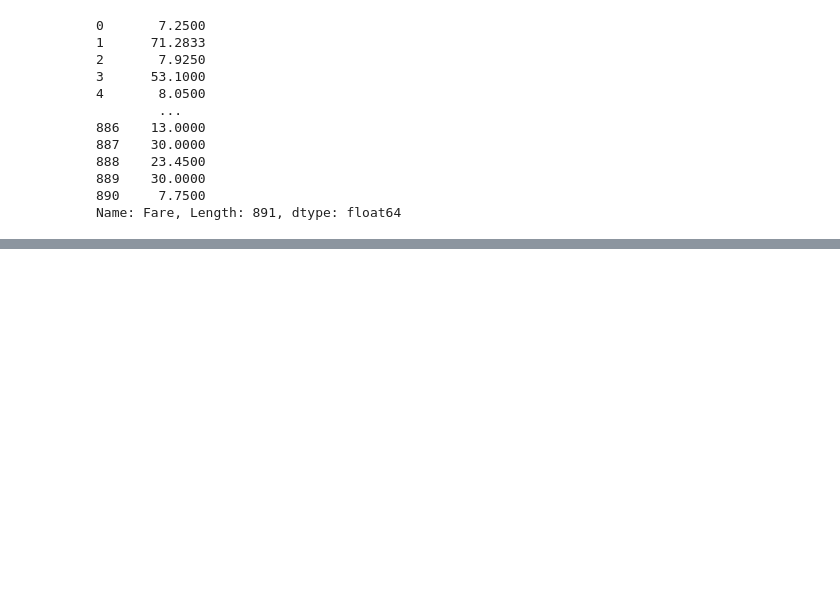
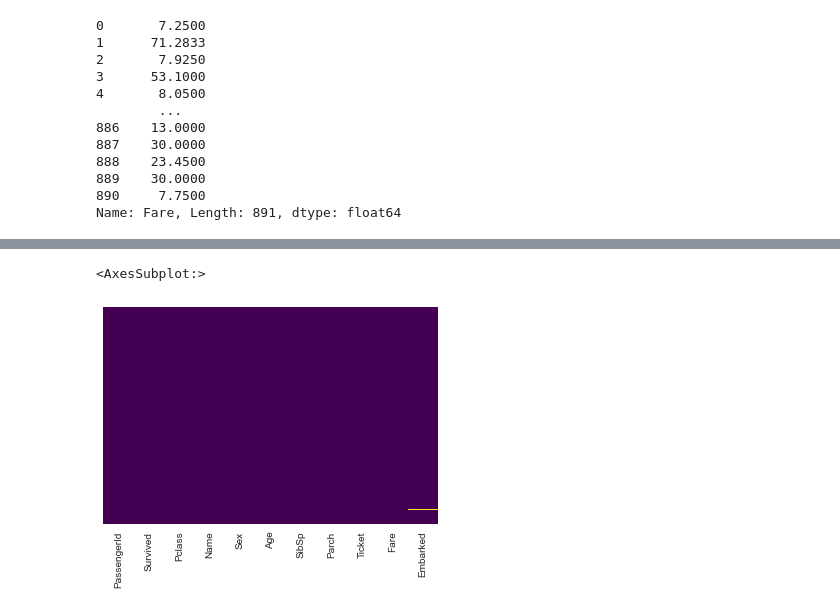
Before and after one commit to frau-muller/ml, a Jupyter notebook: pandas/ML/2.Логистическая регрессия.ipynb, the cells around one changed output, grey strips where cells are left out. Drawn from its saved outputs; the diff is of its cells as text; code cells hidden in the pictures; blank space fills up the shorter version.

```diff
--- a/pandas/ML/2.Логистическая регрессия.ipynb
+++ b/pandas/ML/2.Логистическая регрессия.ipynb
@@ -117,0 +116,22 @@ sns.boxplot(x='Pclass',y='Age',data=training_set)
+# %%
+#создаем функцию для ввода данных,где они отсутствуют
+def input_age(columns):
+    Age = columns[0]
+    Pclass = columns[1]
+
+    if pd.isnull(Age):
+        if Pclass == 1:
+            return 37
+        elif Pclass == 2:
+            return 29
+        else:
+            return 24
+    else:
+        return Age
+# %%
+training_set['Age'] = training_set[['Age','Pclass']].apply(input_age,axis=1)
+# %%
+sns.heatmap(training_set.isnull(),yticklabels=False, cbar=False, cmap='viridis')
+# %% [output]
+<AxesSubplot:>
+[figure, added]
```
Also changed, not shown: parts of 13 cells of this notebook.
